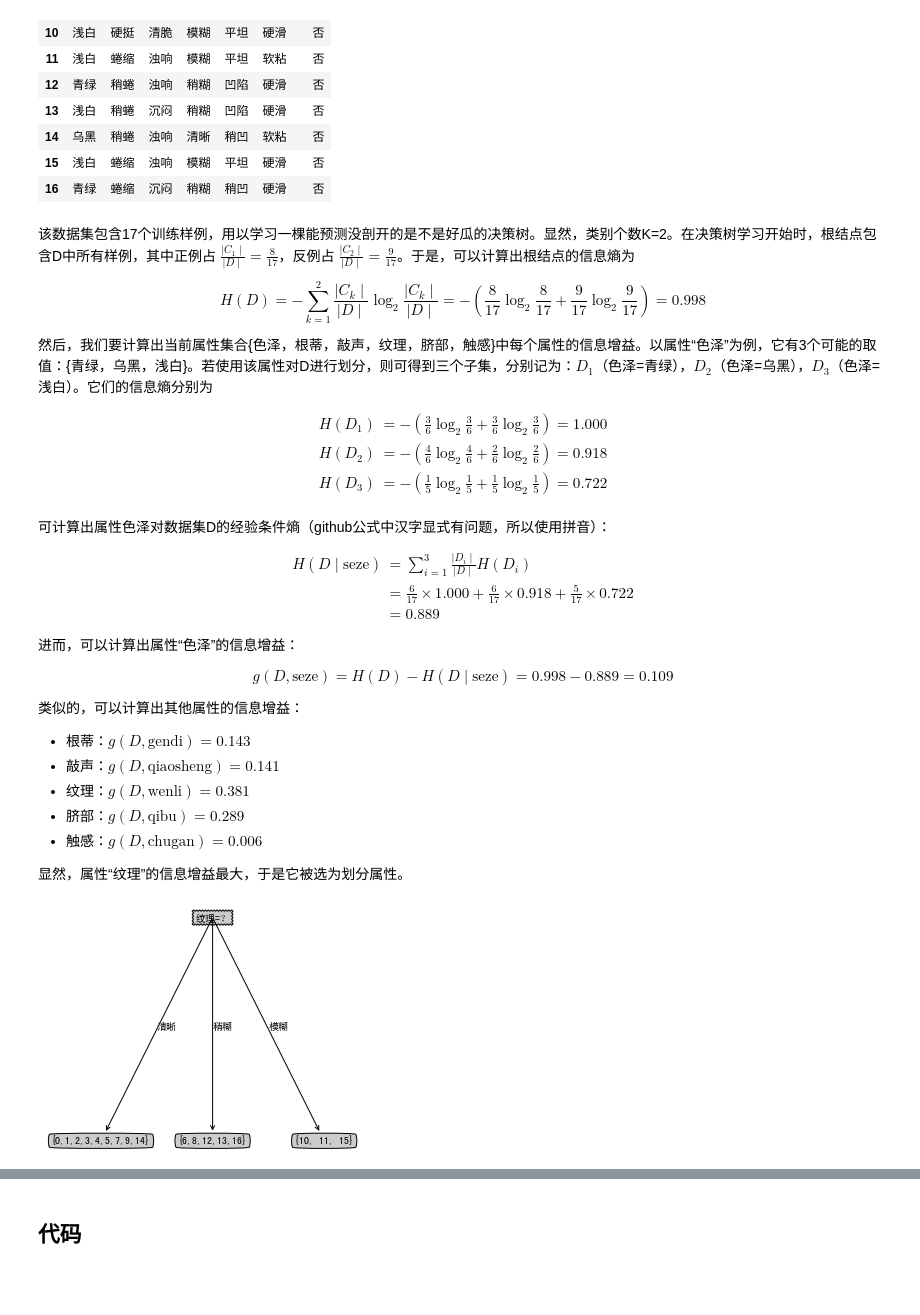
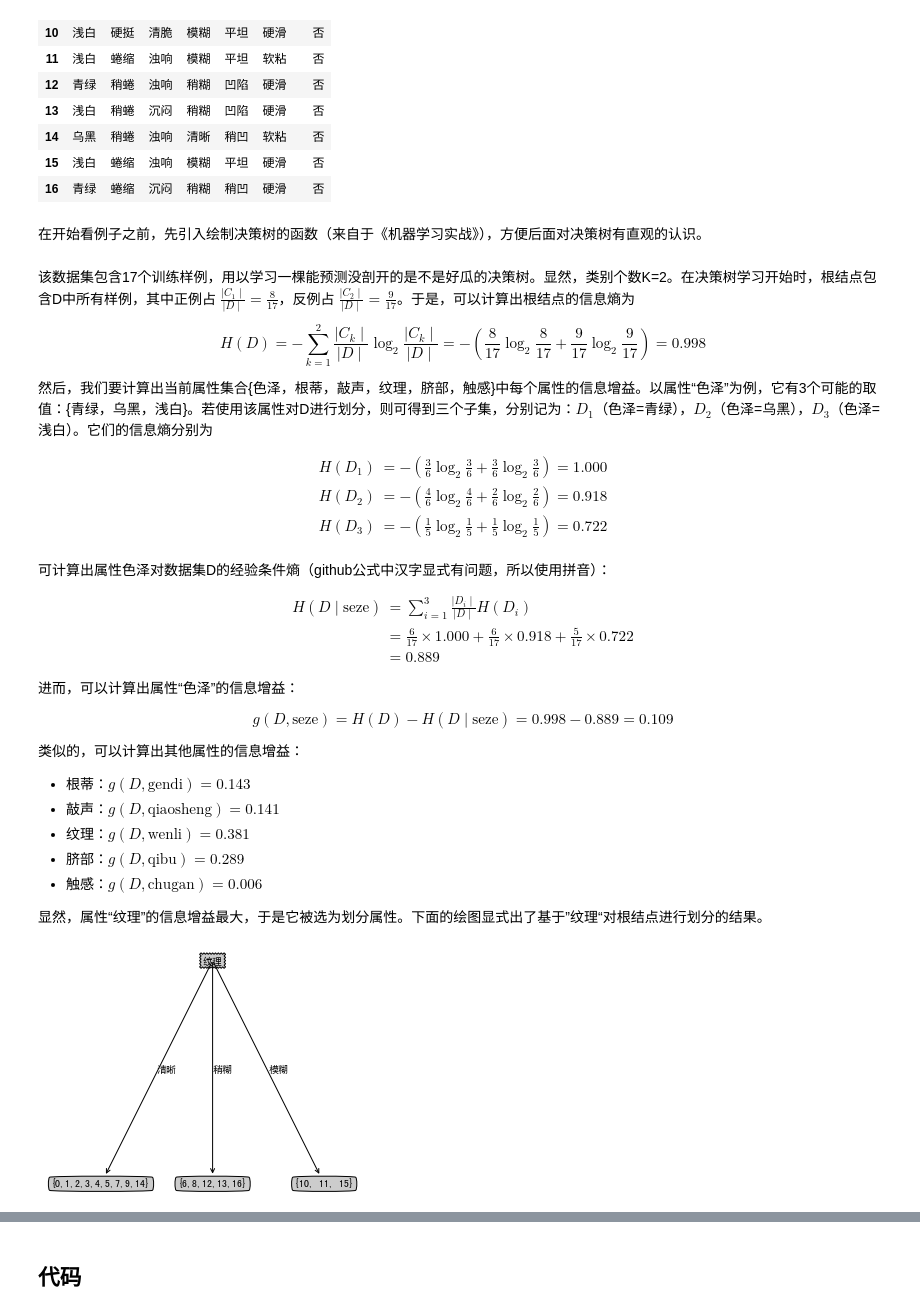
Before and after one commit to coder-ss/ss-cheat-sheet-ml, a Jupyter notebook: decision-tree/ID3-C45-CART.ipynb, the cells around one changed output, grey strips where cells are left out. Cells and saved outputs as stored; diff of their text form; code cells hidden in the pictures; blank space fills up the shorter version.

Commit message:
plot demo

```diff
--- a/decision-tree/ID3-C45-CART.ipynb
+++ b/decision-tree/ID3-C45-CART.ipynb
@@ -148,3 +148,5 @@ data
 | 14 | 乌黑 | 稍蜷 | 浊响 | 清晰 | 稍凹 | 软粘 | 否 |
 | 15 | 浅白 | 蜷缩 | 浊响 | 模糊 | 平坦 | 硬滑 | 否 |
 | 16 | 青绿 | 蜷缩 | 沉闷 | 稍糊 | 稍凹 | 硬滑 | 否 |
+# %% [markdown]
+在开始看例子之前，先引入绘制决策树的函数（来自于《机器学习实战》），方便后面对决策树有直观的认识。
@@ -183,4 +289,4 @@ $$ g(D, \text{seze}) = H(D) - H(D \mid \text{seze}) = 0.998 - 0.889 = 0.109$$
 - 脐部：$g(D, \text{qibu}) = 0.289$
 - 触感：$g(D, \text{chugan}) = 0.006$
 
-显然，属性“纹理”的信息增益最大，于是它被选为划分属性。
+显然，属性“纹理”的信息增益最大，于是它被选为划分属性。下面的绘图显式出了基于”纹理“对根结点进行划分的结果。
@@ -269,5 +293,5 @@ def createPlot(inTree):
 # %%
-tree = {'纹理=？': {'清晰': '{0,1,2,3,4,5,7,9,14}', '稍糊': '{6,8,12,13,16}', '模糊': '{10, 11, 15}'}}
+tree = {'纹理': {'清晰': '{0,1,2,3,4,5,7,9,14}', '稍糊': '{6,8,12,13,16}', '模糊': '{10, 11, 15}'}}
 createPlot(tree)
 # %% [output]
-[figure, old version]
+[figure, new version]
```
Also changed, not shown: parts of 4 cells of this notebook.
